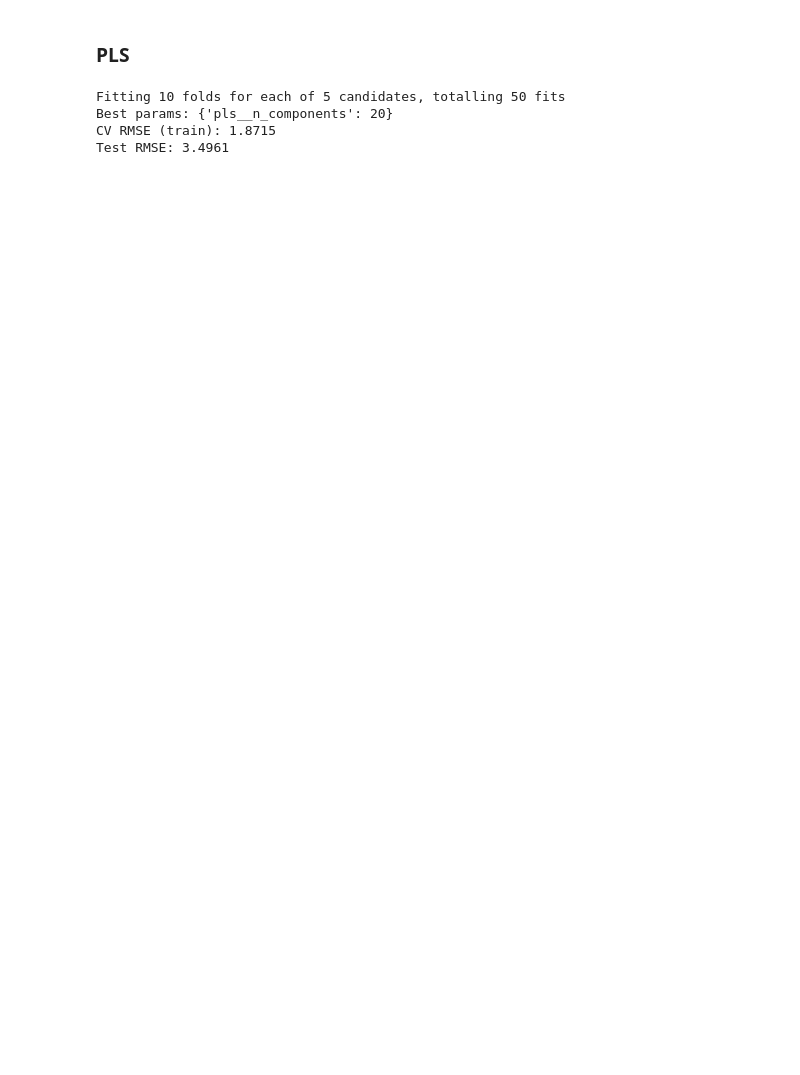
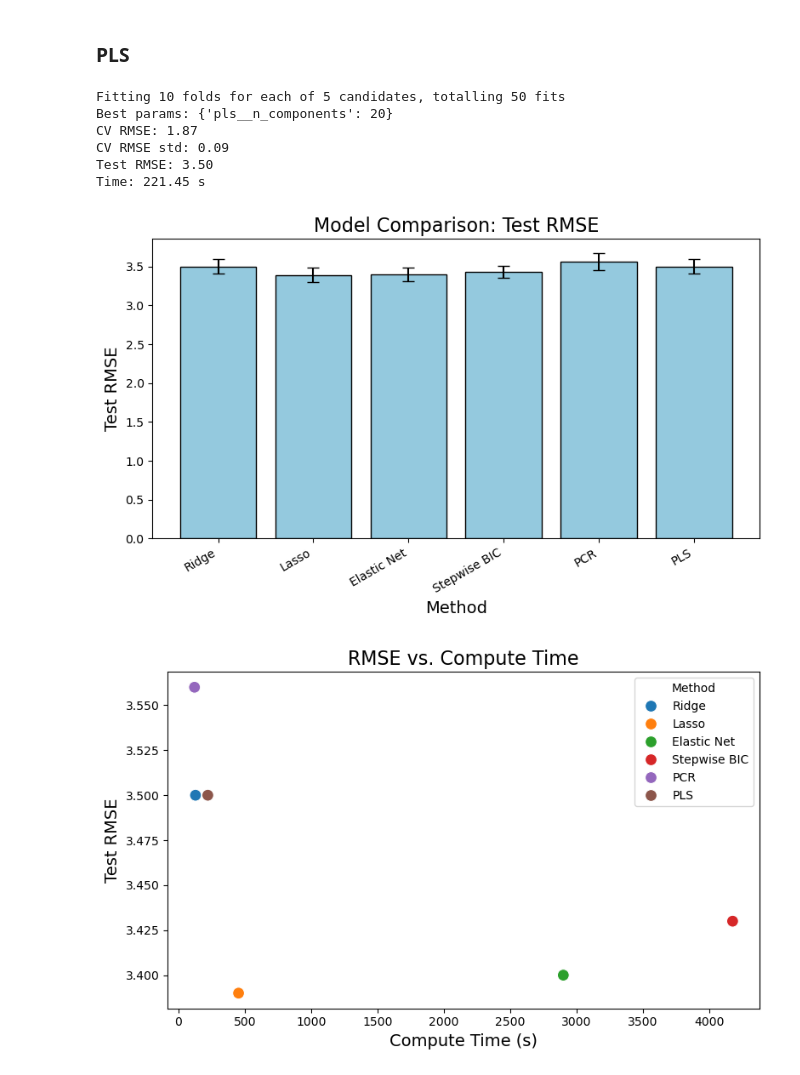
Before and after one commit to rymayl33/STA5703_project2, a Jupyter notebook: regression_analysis.ipynb, the cells around one changed output. Cells and saved outputs as stored; diff of their text form; code cells hidden in the pictures; blank space fills up the shorter version.

Commit message:
Update code and images.

```diff
--- a/regression_analysis.ipynb
+++ b/regression_analysis.ipynb
@@ -308,12 +322,8 @@ Test RMSE: 3.5666
 ### PLS
 # %%
 from sklearn.cross_decomposition import PLSRegression
-from sklearn.pipeline import Pipeline
-from sklearn.impute import SimpleImputer
-from sklearn.preprocessing import StandardScaler
-import time
 
-# === PLS Regression ===
+# PLS Pipeline
 pls_pipeline = Pipeline([
     ('imputer', SimpleImputer(strategy='mean')),
     ('scaler', StandardScaler()),
@@ -321,10 +331,9 @@ pls_pipeline = Pipeline([
 ])
 
 pls_param_grid = {
-    'pls__n_components': [5, 10, 20, 50, 100]  # tune number of PLS components
+    'pls__n_components': [5, 10, 20, 30, 50]
 }
 
-start_time = time.time()
 best_pls, pls_metrics = run_grid_search(
     pls_pipeline, pls_param_grid,
     X_train, y_train,
@@ -334,5 +343,61 @@ best_pls, pls_metrics = run_grid_search(
 # %% [output]
 Fitting 10 folds for each of 5 candidates, totalling 50 fits
 Best params: {'pls__n_components': 20}
-CV RMSE (train): 1.8715
-Test RMSE: 3.4961
+CV RMSE: 1.87
+CV RMSE std: 0.09
+Test RMSE: 3.50
+Time: 221.45 s
+# %%
+import matplotlib.pyplot as plt
+import seaborn as sns
+
+# Results df
+results = pd.DataFrame({
+    'Method': ['Ridge', 'Lasso', 'Elastic Net', 'Stepwise BIC', 'PCR', 'PLS'],
+    'RMSE_CV': [1.87, 1.85, 1.85, 1.86, 1.89, 1.87],
+    'RMSE_CV_std': [0.09, 0.09, 0.09, 0.08, 0.11, 0.09],
+    'RMSE_Test': [3.50, 3.39, 3.40, 3.43, 3.56, 3.50],
+    'Num_Predictors': [7390, 335, 1496, 39, 30, 20],
+    'Time_s': [128.61, 453.23, 2901.38, 4177.60, 121.20, 221.45]
+})
+
+# Bar Chart with CV error bars
+plt.figure(figsize=(8, 5))
+sns.barplot(
+    data=results,
+    x='Method',
+    y='RMSE_Test',
+    color='skyblue',
+    edgecolor='black'
+)
+
+for i, row in results.iterrows():
+    plt.errorbar(
+        x=i,
+        y=row['RMSE_Test'],
+        yerr=row['RMSE_CV_std'],
+        fmt='none',
+        ecolor='black',
+        capsize=5
+    )
+
+plt.title("Model Comparison: Test RMSE", fontsize=16)
+plt.ylabel("Test RMSE", fontsize=14)
+plt.xlabel("Method", fontsize=14)
+plt.xticks(rotation=30, ha='right')
+plt.tight_layout()
+plt.show()
+
+plt.figure(figsize=(8,5))
+sns.scatterplot(data=results, x='Time_s', y='RMSE_Test', hue='Method', s=100)
+
+# Plotting RMSE vs. Compute Time
+plt.title("RMSE vs. Compute Time", fontsize=16)
+plt.xlabel("Compute Time (s)", fontsize=14)
+plt.ylabel("Test RMSE", fontsize=14)
+plt.legend(title="Method")
+plt.tight_layout()
+plt.show()
+# %% [output]
+[figure, added]
+[figure, added]
```
Also changed, not shown: parts of 8 cells of this notebook, 1 other file.
